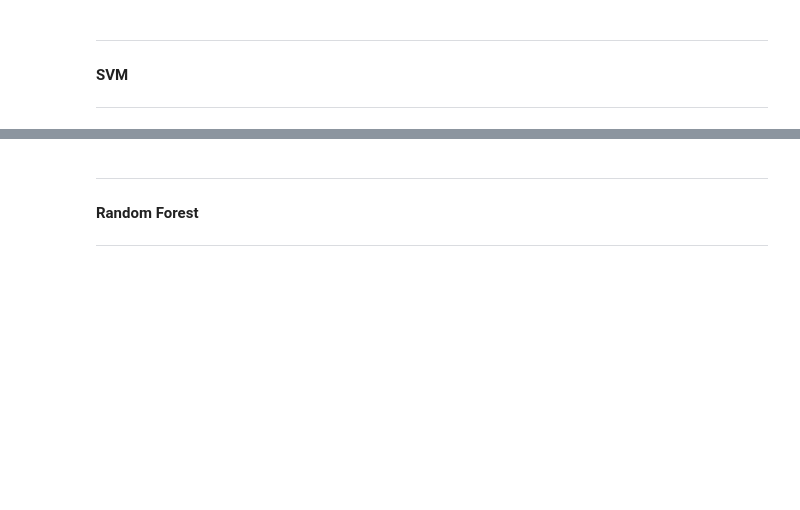
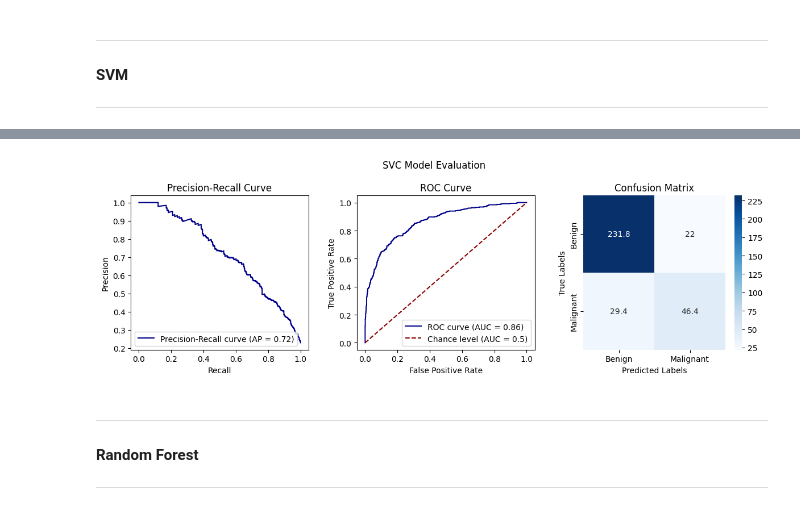
Before and after one commit to EstevesX10/Lung-Cancer-Classification-with-CT-Scans, a Jupyter notebook: Lung Cancer Classification with CT Scans/LungCancerClassification.ipynb, the cells around one changed output, grey strips where cells are left out. Cells and saved outputs as stored; diff of their text form; code cells hidden in the pictures; blank space fills up the shorter version.

Commit message:
Added a initial model evaluation

```diff
--- a/Lung Cancer Classification with CT Scans/LungCancerClassification.ipynb
+++ b/Lung Cancer Classification with CT Scans/LungCancerClassification.ipynb
@@ -679,6 +681,8 @@ else:
 # %%
-# Define a Model with the best parameters found
-svmClassifier = SVC(**svmBestParams)
+# Calculate and Plot some metrics associated with the SVM
+svmMetrics = evaluateModel(SVC, svmBestParams, folds, modelPaths, ['Benign','Malignant'])
+# %% [output]
+[figure, added]
 # %% [markdown]
 ---
 #### Random Forest
```
Also changed, not shown: parts of 6 cells of this notebook.
